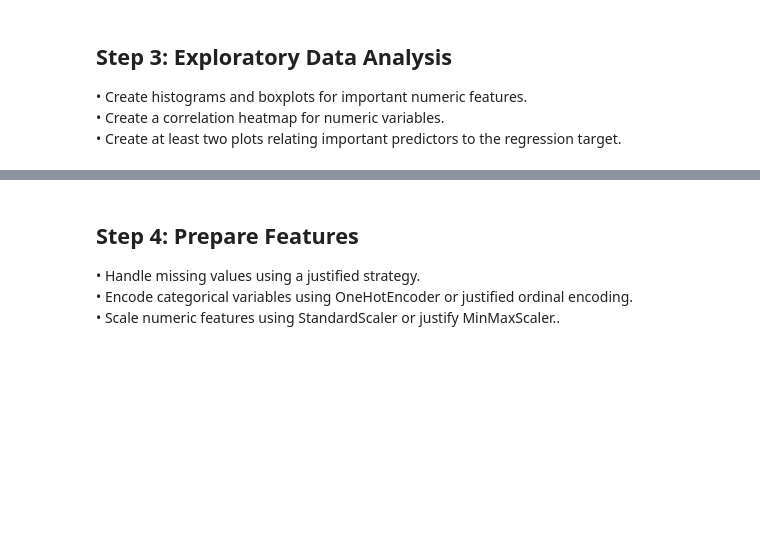
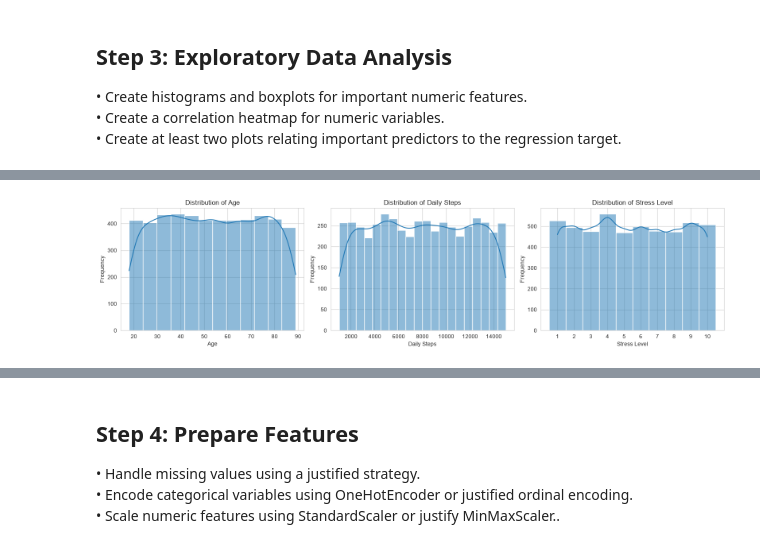
Before and after one commit to Eihtoo1111/Insurance-Cost-Prediction, a Jupyter notebook: Project_insurance.ipynb, the cells around one changed output, grey strips where cells are left out. Drawn from its saved outputs; the diff is of its cells as text; code cells hidden in the pictures; blank space fills up the shorter version.

```diff
--- a/Project_insurance.ipynb
+++ b/Project_insurance.ipynb
@@ -197,11 +170,0 @@ memory usage: 635.6 KB
-# %%
-# histogram
-import seaborn as sns
-hist_cols = ["age", "bmi", "daily_steps", "sleep_hours", "stress_level", "annual_medical_cost"]
-
-fig, axes = plt.subplots(2, 3, figsize=(15, 10))
-for ax, col in zip(axes.flat, hist_cols):
-    sns.histplot(df_clean[col], kde=True, ax=ax)
-    ax.set_title(f"Distribution of {col}")
-plt.tight_layout()
-plt.show()
@@ -210,8 +170,0 @@ plt.show()
-# %%
-# Boxplot
-fig, axes = plt.subplots(2, 3, figsize=(15, 10))
-for ax, col in zip(axes.flat, hist_cols):
-    sns.boxplot(x=df_clean[col], ax= ax)
-    ax.set_title(f"Distribution of {col}")
-plt.tight_layout()
-plt.show()
@@ -287,0 +171,74 @@ plt.show()
+# %%
+import seaborn as sns
+
+# Set the visual style
+sns.set_style("whitegrid")
+
+# 1. Histograms
+fig, axes = plt.subplots(1, 3, figsize=(16, 4))
+
+# Age
+sns.histplot(
+    data=df, x='age',
+    bins=12, kde=True,
+    ax=axes[0]
+)
+axes[0].set_title('Distribution of Age')
+axes[0].set_xlabel('Age')
+axes[0].set_ylabel('Frequency')
+
+# Daily steps
+sns.histplot(
+    data=df, x='daily_steps',
+    bins=20, kde=True,
+    ax=axes[1]
+)
+axes[1].set_title('Distribution of Daily Steps')
+axes[1].set_xlabel('Daily Steps')
+axes[1].set_ylabel('Frequency')
+
+# Stress level: discrete ratings
+sns.histplot(
+    data=df, x='stress_level',
+    discrete=True,
+    kde=True,
+    ax=axes[2]
+)
+axes[2].set_title('Distribution of Stress Level')
+axes[2].set_xlabel('Stress Level')
+axes[2].set_ylabel('Frequency')
+axes[2].set_xticks(range(1, 11))
+
+plt.tight_layout()
+plt.show()
+
+
+# 2. Box plots
+fig, axes = plt.subplots(1, 2, figsize=(10, 4))
+
+sns.boxplot(data=df, y='bmi', ax=axes[0])
+axes[0].set_title('Box Plot of BMI')
+axes[0].set_ylabel('BMI')
+
+sns.boxplot(data=df, y='sleep_hours', ax=axes[1])
+axes[1].set_title('Box Plot of Sleep Hours')
+axes[1].set_ylabel('Sleep Hours')
+
+plt.tight_layout()
+plt.show()
+
+
+# 2. Box plots
+box_columns = ['bmi', 'sleep_hours']
+
+fig, axes = plt.subplots(1, 2, figsize=(10, 4))
+
+for ax, col in zip(axes, box_columns):
+    sns.boxplot(data=df, y=col, ax=ax)
+    ax.set_title(f'Box Plot of {col.replace("_", " ").title()}')
+    ax.set_ylabel(col.replace("_", " ").title())
+
+plt.tight_layout()
+plt.show()
+# %% [output]
+[figure, added]
```
Also changed, not shown: parts of 19 cells of this notebook.
